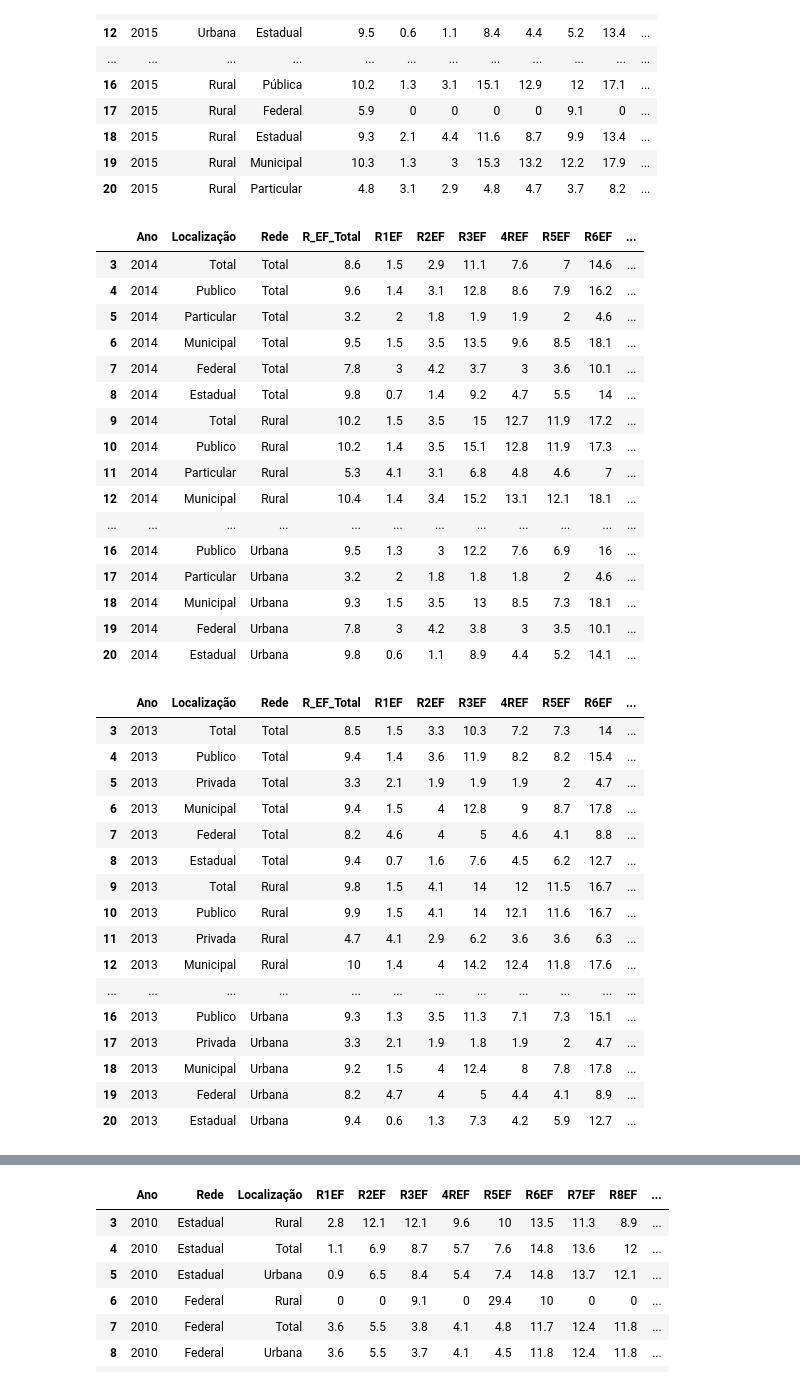
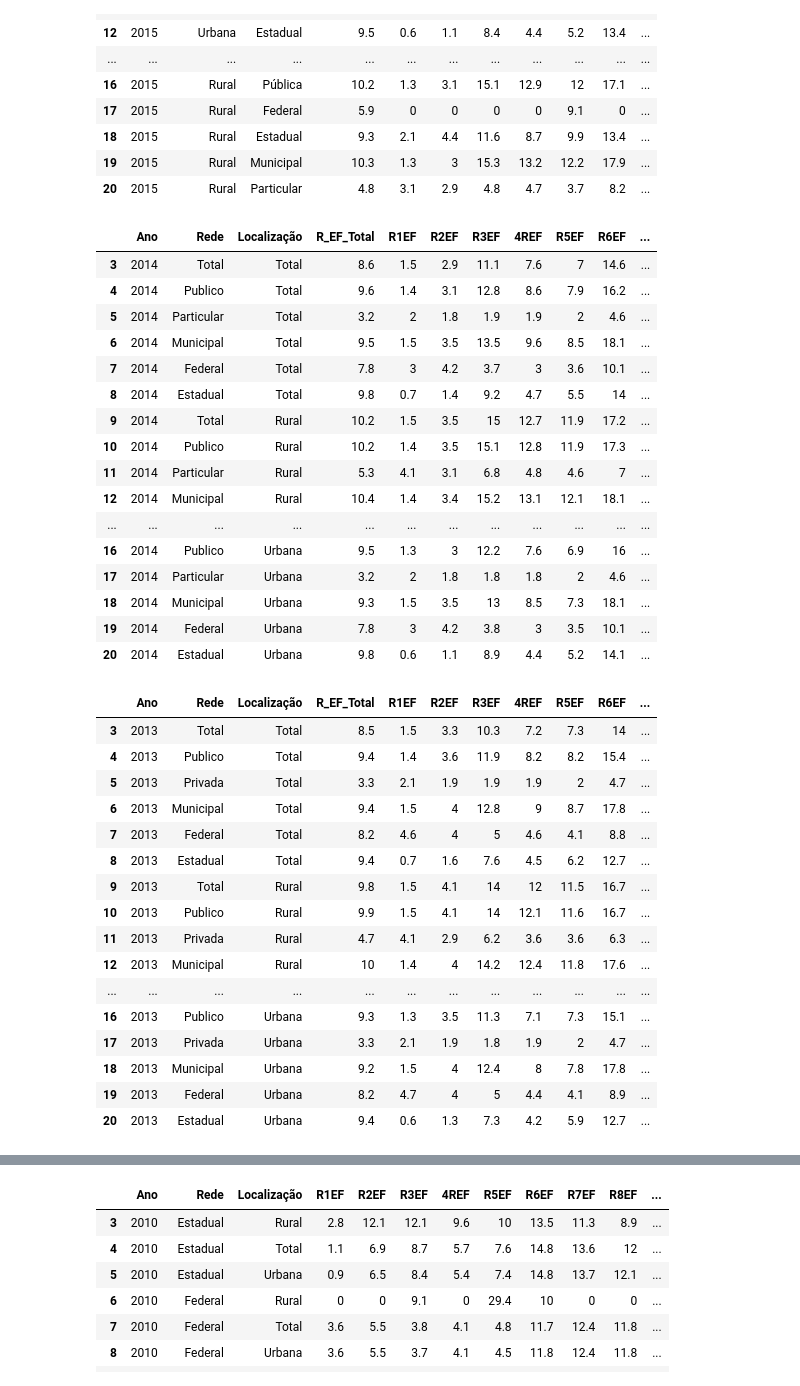
Before and after one commit to aianshay/covid-impacts-on-education, a Jupyter notebook: performance_data_reprovacao.ipynb, the cells around one changed output, grey strips where cells are left out. Saved outputs shown, nothing was run; the diff lists cells and outputs as text; code cells hidden in the pictures.

```diff
--- a/performance_data_reprovacao.ipynb
+++ b/performance_data_reprovacao.ipynb
@@ -159,9 +159,13 @@ filtered_dataset_fail_2015
 | 20 | 2015 | Rural | Particular | 4.8 | 3.1 | 2.9 | 4.8 | 4.7 | 3.7 | 8.2 | ... |
 # %%
 filtered_dataset_fail_2014 = create_filtered_dataset_fail_2011_2020(2014)
+
+filtered_dataset_fail_2014.columns = ['Ano','Rede', 'Localização', 'R_EF_Total',  'R1EF', 'R2EF',
+                  'R3EF', '4REF', 'R5EF', 'R6EF', 'R7EF','R8EF', 'R9EF',
+				  'RTotal - EM', 'R1EM', 'R2EM', 'R3EM', 'R4EM', 'RNão-Seriado']
 filtered_dataset_fail_2014
 # %% [output]
-|  | Ano | Localização | Rede | R_EF_Total | R1EF | R2EF | R3EF | 4REF | R5EF | R6EF | ... |
+|  | Ano | Rede | Localização | R_EF_Total | R1EF | R2EF | R3EF | 4REF | R5EF | R6EF | ... |
 | 3 | 2014 | Total | Total | 8.6 | 1.5 | 2.9 | 11.1 | 7.6 | 7 | 14.6 | ... |
 | 4 | 2014 | Publico | Total | 9.6 | 1.4 | 3.1 | 12.8 | 8.6 | 7.9 | 16.2 | ... |
 | 5 | 2014 | Particular | Total | 3.2 | 2 | 1.8 | 1.9 | 1.9 | 2 | 4.6 | ... |
@@ -180,9 +184,12 @@ filtered_dataset_fail_2014
 | 20 | 2014 | Estadual | Urbana | 9.8 | 0.6 | 1.1 | 8.9 | 4.4 | 5.2 | 14.1 | ... |
 # %%
 filtered_dataset_fail_2013 = create_filtered_dataset_fail_2011_2020(2013)
+filtered_dataset_fail_2013.columns = ['Ano','Rede', 'Localização', 'R_EF_Total',  'R1EF', 'R2EF',
+                  'R3EF', '4REF', 'R5EF', 'R6EF', 'R7EF','R8EF', 'R9EF',
+				  'RTotal - EM', 'R1EM', 'R2EM', 'R3EM', 'R4EM', 'RNão-Seriado']
 filtered_dataset_fail_2013
 # %% [output]
-|  | Ano | Localização | Rede | R_EF_Total | R1EF | R2EF | R3EF | 4REF | R5EF | R6EF | ... |
+|  | Ano | Rede | Localização | R_EF_Total | R1EF | R2EF | R3EF | 4REF | R5EF | R6EF | ... |
 | 3 | 2013 | Total | Total | 8.5 | 1.5 | 3.3 | 10.3 | 7.2 | 7.3 | 14 | ... |
 | 4 | 2013 | Publico | Total | 9.4 | 1.4 | 3.6 | 11.9 | 8.2 | 8.2 | 15.4 | ... |
 | 5 | 2013 | Privada | Total | 3.3 | 2.1 | 1.9 | 1.9 | 1.9 | 2 | 4.7 | ... |
```
Also changed, not shown: parts of 14 cells of this notebook, 2 other files.
